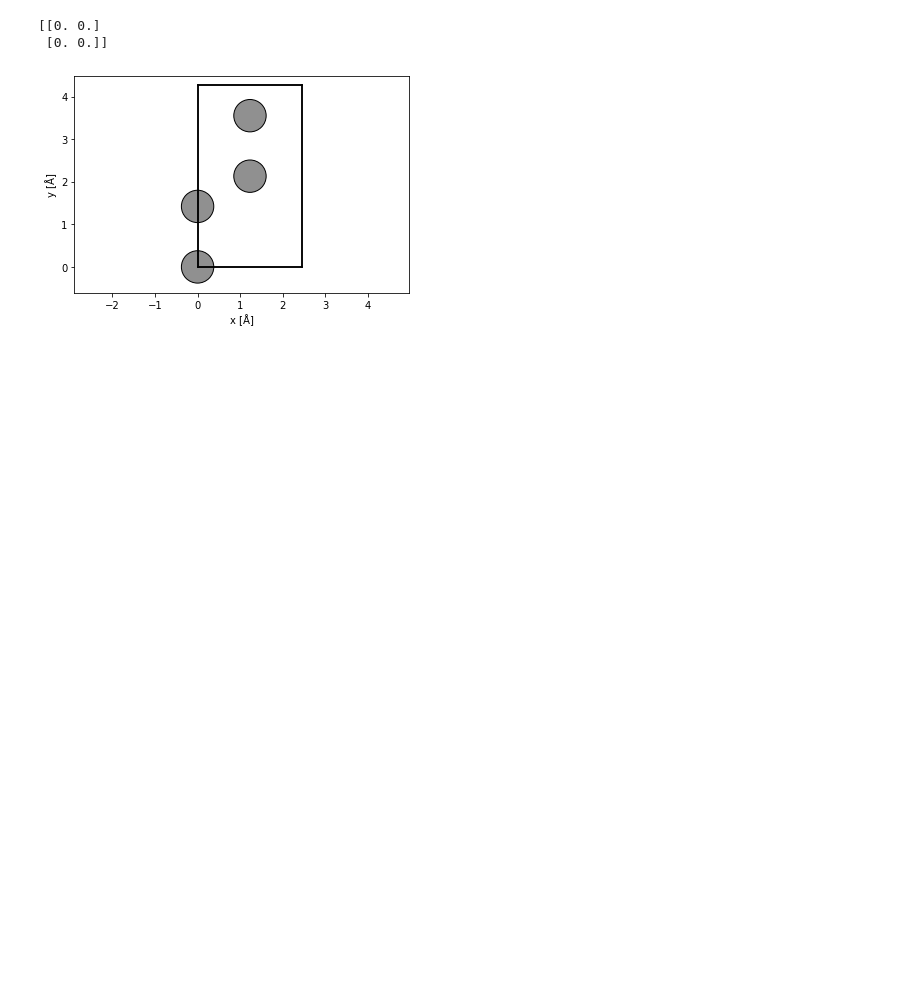
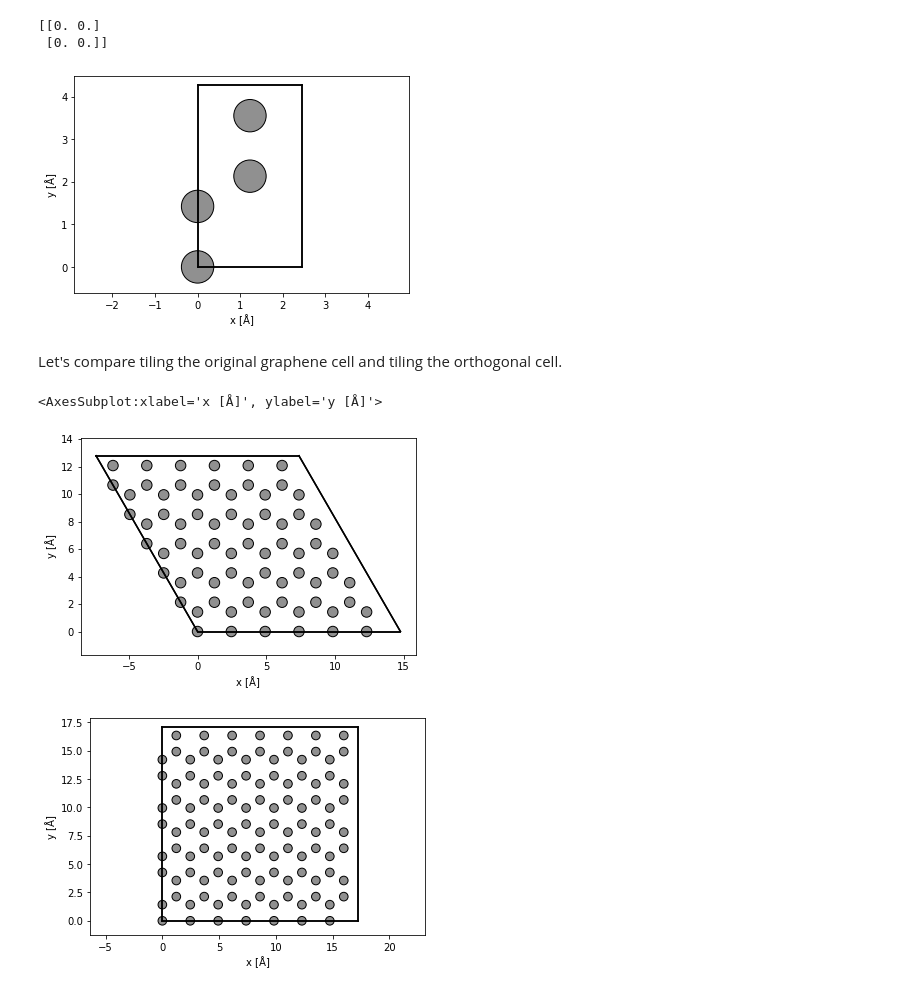
Before and after one commit to tem-elements/tem-elements, a Jupyter notebook: notebooks/simple_models.ipynb, the cells around one changed output. Saved outputs shown, nothing was run; the diff lists cells and outputs as text; code cells hidden in the pictures; blank space fills up the shorter version.

```diff
--- a/notebooks/simple_models.ipynb
+++ b/notebooks/simple_models.ipynb
@@ -388,3 +468,12 @@ print(strain)
 show_atoms(orthogonal_graphene);
 # %% [output]
 [figure]
+# %% [markdown]
+Let's compare tiling the original graphene cell and tiling the orthogonal cell.
+# %%
+show_atoms(graphene*np.array((6,6,1)))
+show_atoms(orthogonal_graphene*np.array((7,4,1)))
+# %% [output]
+<AxesSubplot:xlabel='x [Å]', ylabel='y [Å]'>
+[figure, added]
+[figure, added]
```
Also changed, not shown: parts of 11 cells of this notebook.
